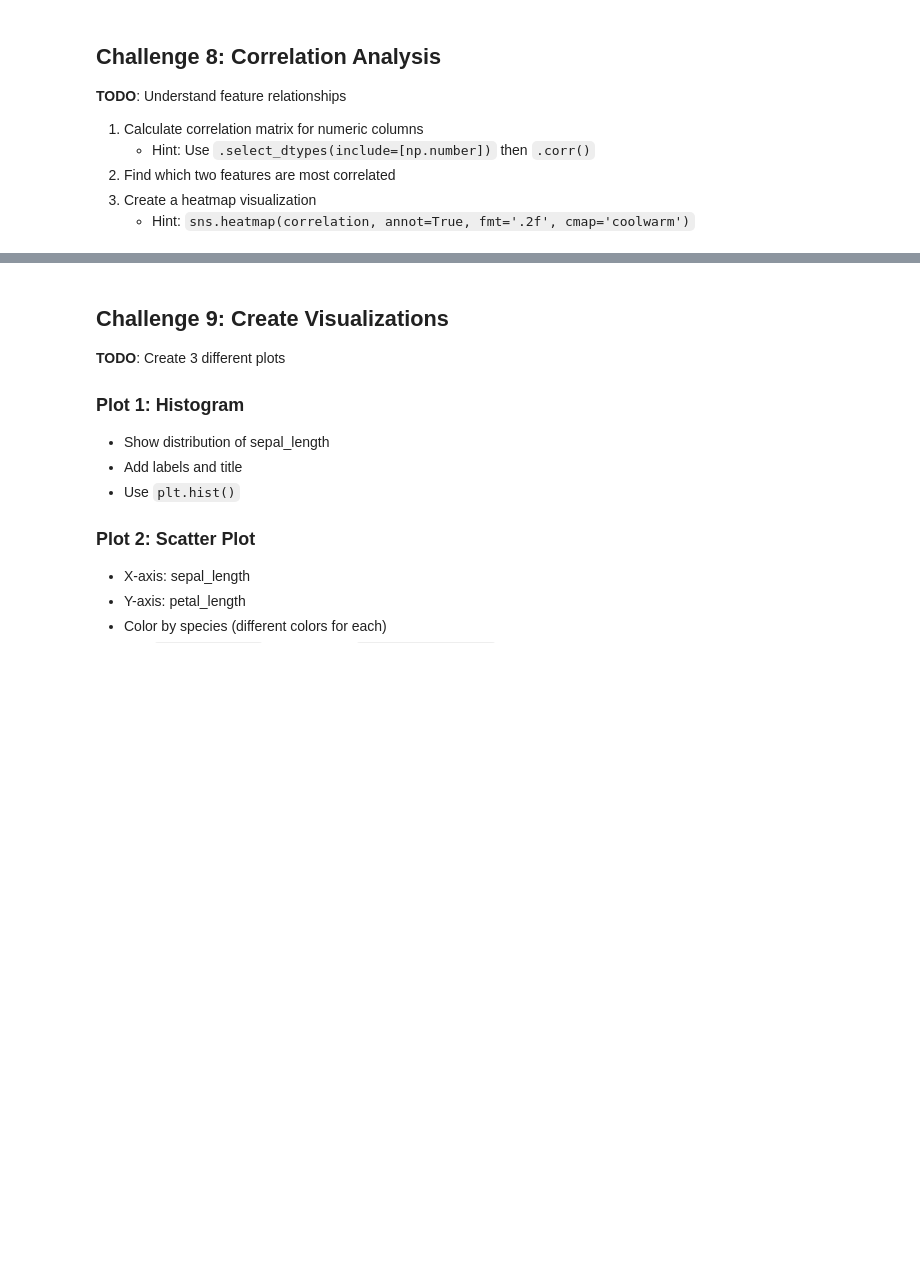
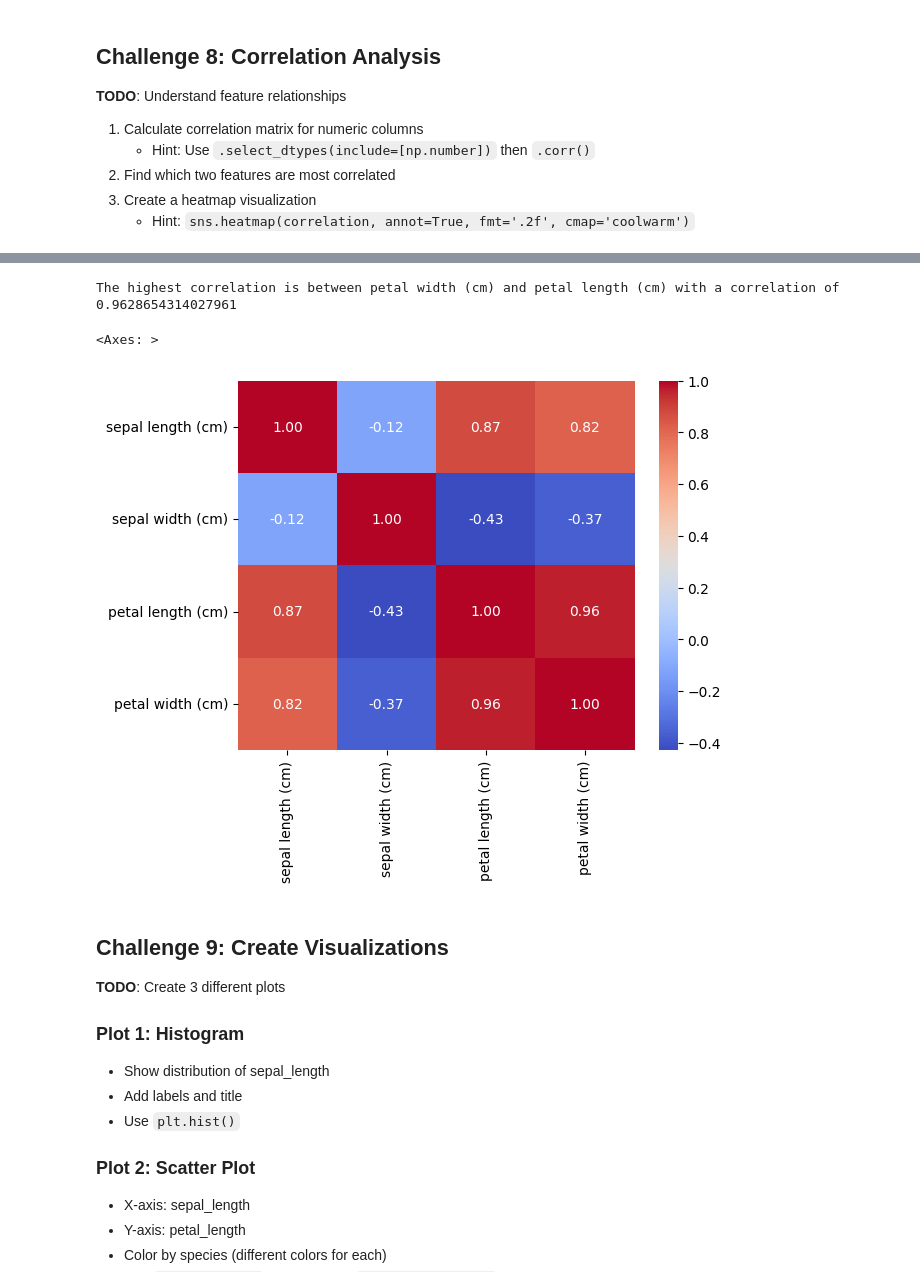
Before and after one commit to jjcatulle/AI-ML-refresher, a Jupyter notebook: notebooks/phase1/MY_Week1_DataExploration.ipynb, the cells around one changed output, grey strips where cells are left out. Drawn from its saved outputs; the diff is of its cells as text; code cells hidden in the pictures; blank space fills up the shorter version.

```diff
--- a/notebooks/phase1/MY_Week1_DataExploration.ipynb
+++ b/notebooks/phase1/MY_Week1_DataExploration.ipynb
@@ -305,4 +305,5 @@ iris_df.groupby('species').agg({
 3. Create a heatmap visualization
    - Hint: `sns.heatmap(correlation, annot=True, fmt='.2f', cmap='coolwarm')`
 # %%
-# YOUR CODE HERE
+corr_matrix=iris_df.select_dtypes(include=np.number).corr()
+corr_matrix
@@ -309,3 +316,20 @@ iris_df.groupby('species').agg({
+# %%
+current_max=[];
+for column in corr_matrix:
+    for index in corr_matrix.index:
+        if column!=index:
+            if current_max == []:
+                current_max = [corr_matrix.loc[index,column], index, column]
+            elif abs(corr_matrix.loc[index,column]) > abs(current_max[0]):
+                current_max = [corr_matrix.loc[index,column], index, column]
+print(f"The highest correlation is between {current_max[1]} and {current_max[2]} with a correlation of {current_max[0]}")
+# %% [output]
+The highest correlation is between petal width (cm) and petal length (cm) with a correlation of 0.9628654314027961
+# %%
+sns.heatmap(corr_matrix, annot=True, fmt='.2f', cmap='coolwarm')
+# %% [output]
+<Axes: >
+[figure, added]
 # %% [markdown]
 ## Challenge 9: Create Visualizations
 
```
Also changed, not shown: parts of 4 cells of this notebook.
